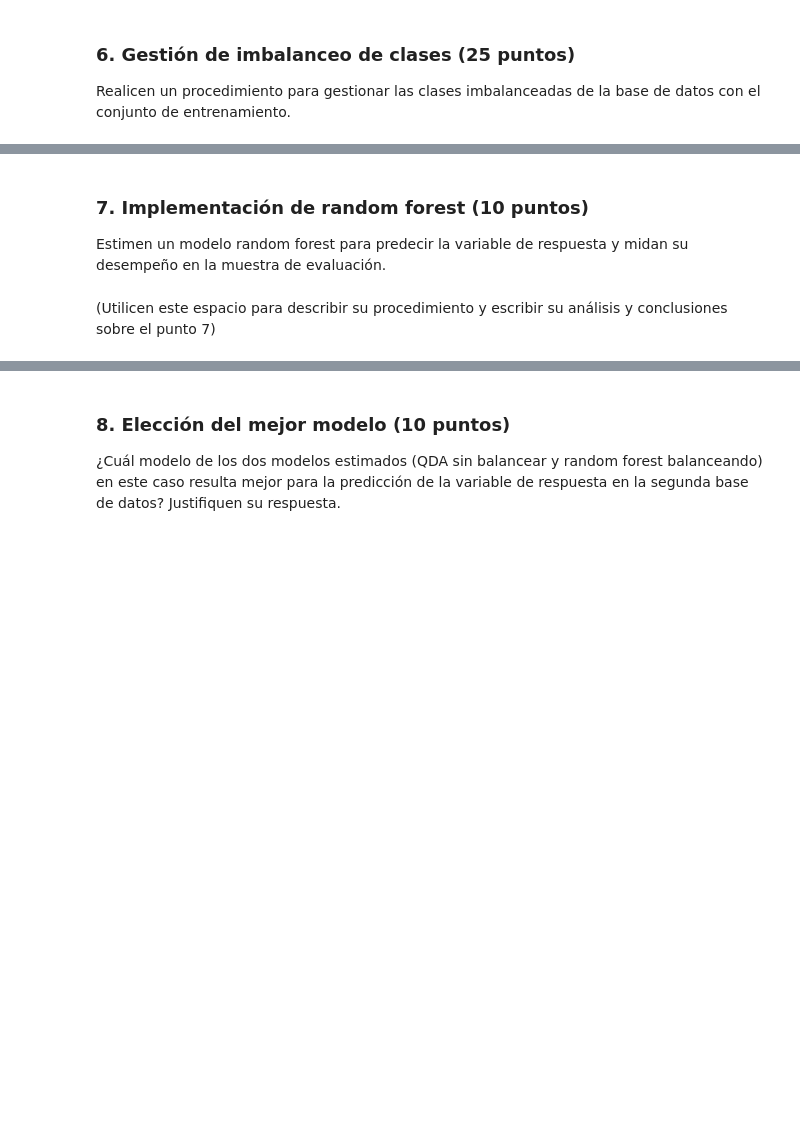
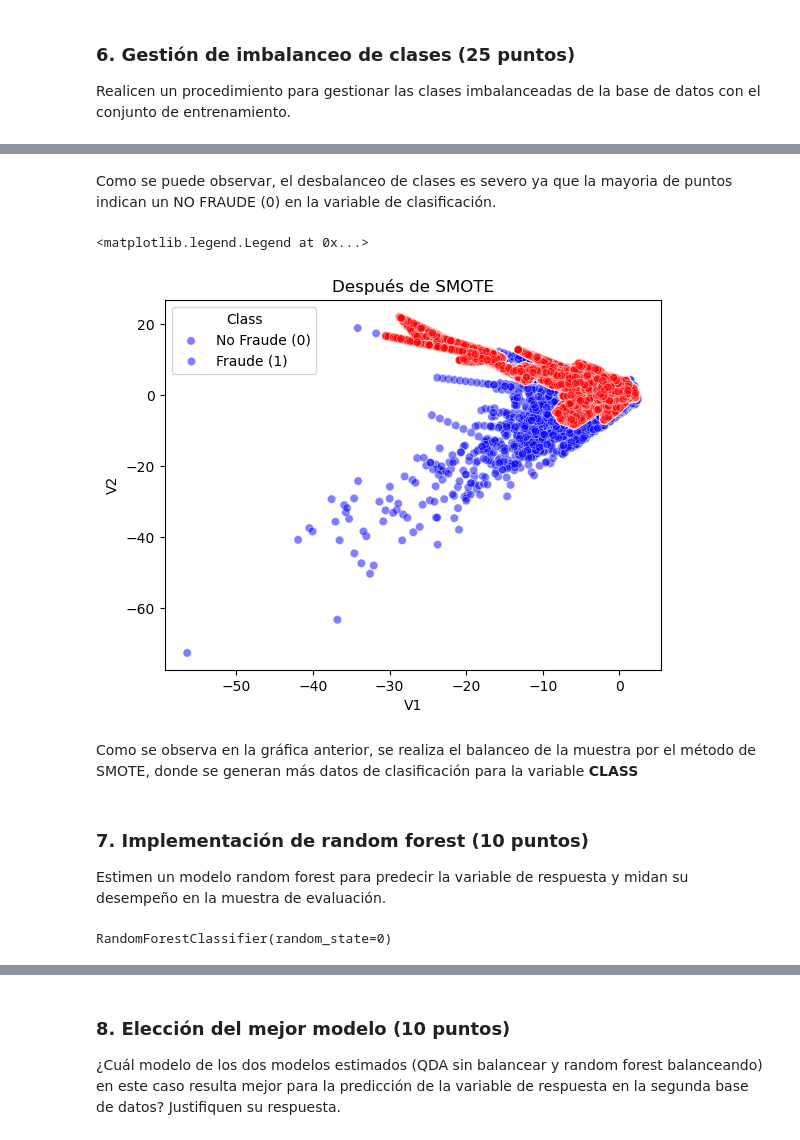
Before and after one commit to carrasquintero/Entrega_ETL, a Jupyter notebook: ML/Caso implementación de metodologías de imputación de variables e imbalanceo de clases.ipynb, the cells around one changed output, grey strips where cells are left out. Saved outputs shown, nothing was run; the diff lists cells and outputs as text; code cells hidden in the pictures; blank space fills up the shorter version.

```diff
--- a/ML/Caso implementación de metodologías de imputación de variables e imbalanceo de clases.ipynb
+++ b/ML/Caso implementación de metodologías de imputación de variables e imbalanceo de clases.ipynb
@@ -467,7 +537,30 @@ Realicen un procedimiento para gestionar las clases imbalanceadas de la base de
+# %% [markdown]
+Como se puede observar, el desbalanceo de clases es severo ya que la mayoria de puntos indican un NO FRAUDE (0) en la variable de clasificación.
+# %%
+from imblearn.over_sampling import SMOTE
+sm = SMOTE()  #Smote con parámetros por default
+X_train_res, y_train_res = sm.fit_resample(XTrain, yTrain)
+
+df_resampled = pd.DataFrame(X_train_res, columns=raw_df.columns[:-1])  # Después de SMOTE
+df_resampled["Class"] = y_train_res.values
+
+sns.scatterplot(x=df_resampled["V1"], y=df_resampled["V2"], hue=df_resampled["Class"],
+                alpha=0.5, palette={0: "blue", 1: "red"})
+plt.title("Después de SMOTE")
+plt.legend(title="Class", labels=["No Fraude (0)", "Fraude (1)"])
+# %% [output]
+<matplotlib.legend.Legend at 0x...>
+[figure, added]
+# %% [markdown]
+Como se observa en la gráfica anterior, se realiza el balanceo de la muestra por el método de SMOTE, donde se generan más datos de clasificación para la variable **CLASS**
 # %% [markdown]
 ### 7. Implementación de random forest (10 puntos)
 Estimen un modelo random forest para predecir la variable de respuesta y midan su desempeño en la muestra de evaluación.
 # %%
 #### Utilicen este espacio para escribir los códigos del procedimiento del punto 7 ####
+from sklearn.ensemble import RandomForestClassifier
+from sklearn import metrics
+clfRF = RandomForestClassifier(random_state=0)
+clfRF.fit(X_train_res, y_train_res)
+# %% [output]
+RandomForestClassifier(random_state=0)
-# %% [markdown]
-(Utilicen este espacio para describir su procedimiento y escribir su análisis y conclusiones sobre el punto 7)
```
Also changed, not shown: parts of 17 cells of this notebook.
